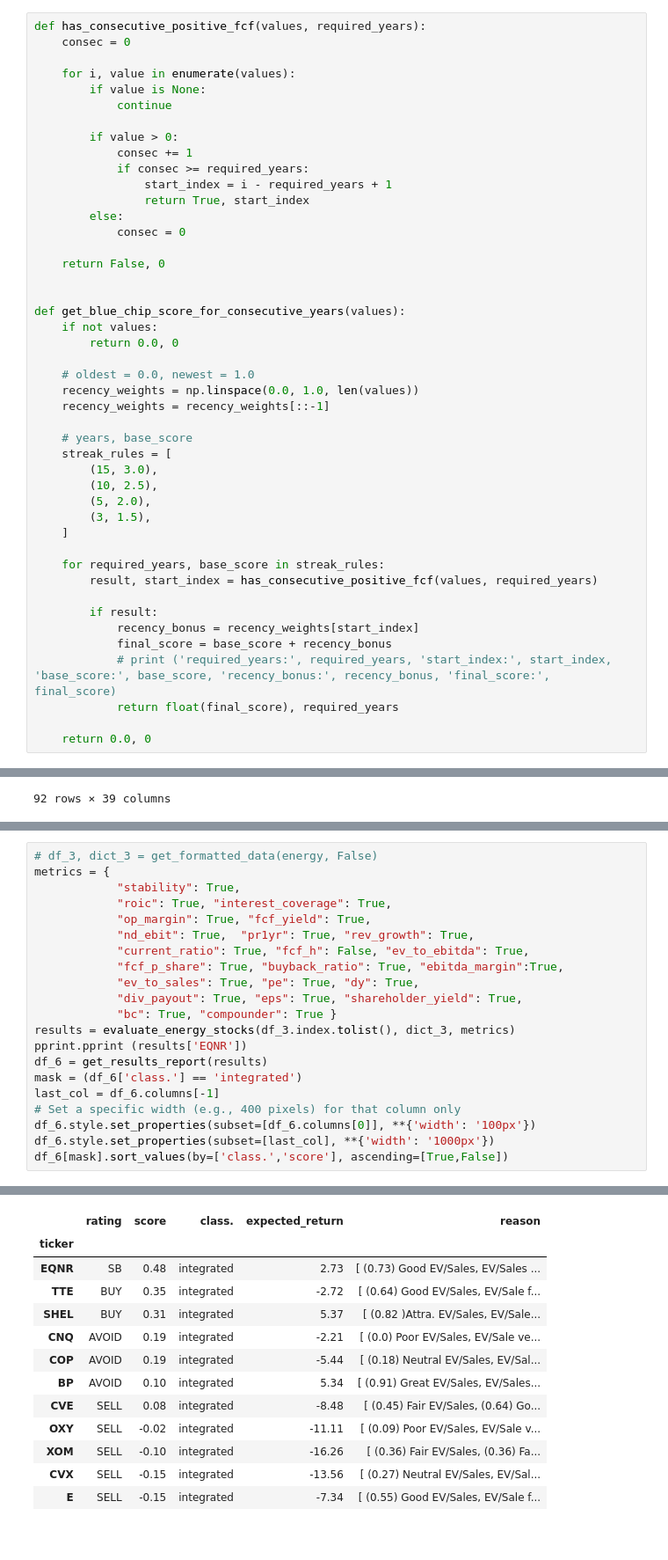
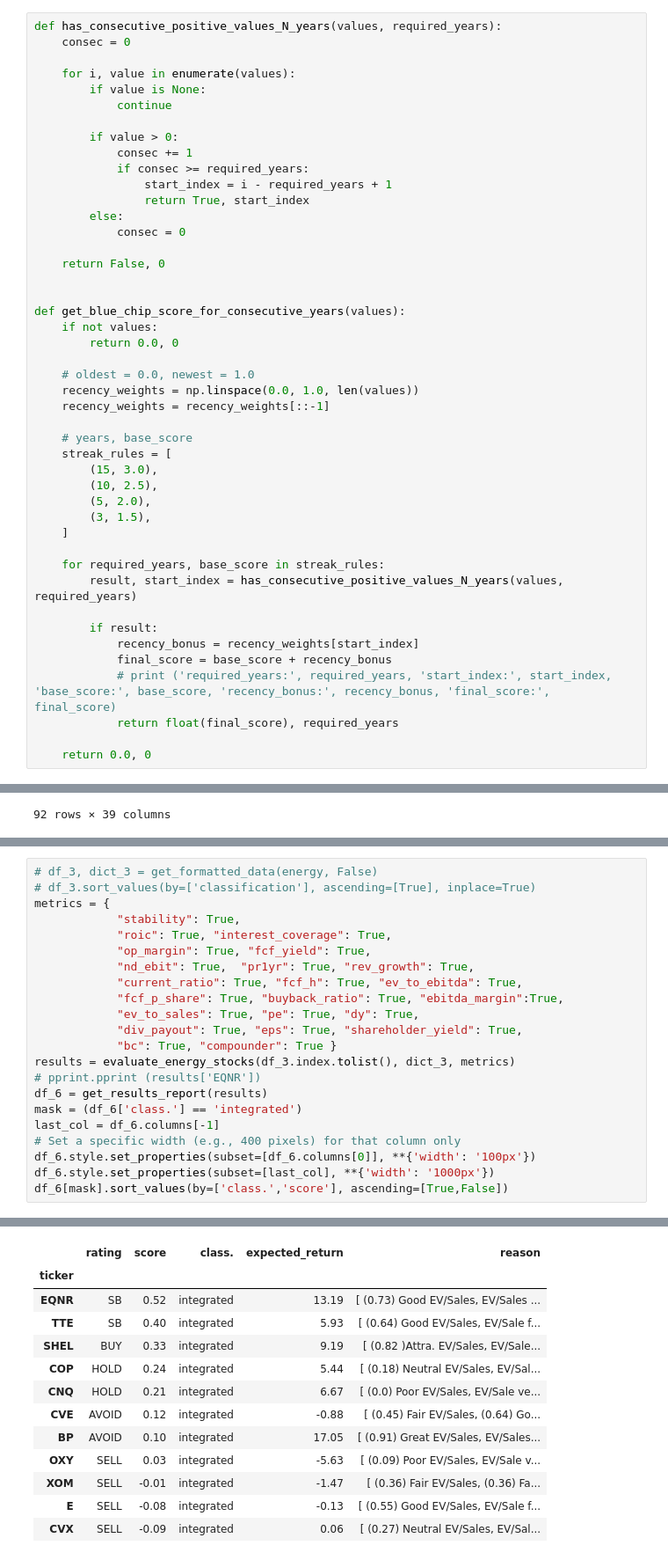
Before and after one commit to halfonso03/Stock-screener, a Jupyter notebook: energy_analysis.ipynb, the cells around one changed output, grey strips where cells are left out. Shown at 88% size. Cells and saved outputs as stored; diff of their text form.

```diff
--- a/energy_analysis.ipynb
+++ b/energy_analysis.ipynb
@@ -155,7 +155,7 @@ File for ticker URG doesn't exist
 
 #     return float(blue_chip_score), years
 # %%
-def has_consecutive_positive_fcf(values, required_years):
+def has_consecutive_positive_values_N_years(values, required_years):
     consec = 0
 
     for i, value in enumerate(values):
@@ -190,7 +190,7 @@ def get_blue_chip_score_for_consecutive_years(values):
     ]
 
     for required_years, base_score in streak_rules:
-        result, start_index = has_consecutive_positive_fcf(values, required_years)
+        result, start_index = has_consecutive_positive_values_N_years(values, required_years)
 
         if result:
             recency_bonus = recency_weights[start_index]
@@ -2218,17 +2284,18 @@ def evaluate_energy_stocks(tickers, data, metrics):
 # %%
 # df_3, dict_3 = get_formatted_data(energy, False)
+# df_3.sort_values(by=['classification'], ascending=[True], inplace=True)
 metrics = {
             "stability": True,
             "roic": True, "interest_coverage": True,
             "op_margin": True, "fcf_yield": True,
             "nd_ebit": True,  "pr1yr": True, "rev_growth": True,
-            "current_ratio": True, "fcf_h": False, "ev_to_ebitda": True,
+            "current_ratio": True, "fcf_h": True, "ev_to_ebitda": True,
             "fcf_p_share": True, "buyback_ratio": True, "ebitda_margin":True,
             "ev_to_sales": True, "pe": True, "dy": True,
             "div_payout": True, "eps": True, "shareholder_yield": True,
             "bc": True, "compounder": True }
 results = evaluate_energy_stocks(df_3.index.tolist(), dict_3, metrics)
-pprint.pprint (results['EQNR'])
+# pprint.pprint (results['EQNR'])
 df_6 = get_results_report(results)
 mask = (df_6['class.'] == 'integrated')
 last_col = df_6.columns[-1]
@@ -2257,16 +2320,16 @@ df_6[mask].sort_values(by=['class.','score'], ascending=[True,False])
 |  | rating | score | class. | expected_return | reason |
 | ticker |  |  |  |  |  |
-| EQNR | SB | 0.48 | integrated | 2.73 | [ (0.73) Good EV/Sales, EV/Sales ... |
-| TTE | BUY | 0.35 | integrated | -2.72 | [ (0.64) Good EV/Sales, EV/Sale f... |
-| SHEL | BUY | 0.31 | integrated | 5.37 | [ (0.82 )Attra. EV/Sales, EV/Sale... |
-| CNQ | AVOID | 0.19 | integrated | -2.21 | [ (0.0) Poor EV/Sales, EV/Sale ve... |
-| COP | AVOID | 0.19 | integrated | -5.44 | [ (0.18) Neutral EV/Sales, EV/Sal... |
-| BP | AVOID | 0.10 | integrated | 5.34 | [ (0.91) Great EV/Sales, EV/Sales... |
-| CVE | SELL | 0.08 | integrated | -8.48 | [ (0.45) Fair EV/Sales, (0.64) Go... |
-| OXY | SELL | -0.02 | integrated | -11.11 | [ (0.09) Poor EV/Sales, EV/Sale v... |
-| XOM | SELL | -0.10 | integrated | -16.26 | [ (0.36) Fair EV/Sales, (0.36) Fa... |
-| CVX | SELL | -0.15 | integrated | -13.56 | [ (0.27) Neutral EV/Sales, EV/Sal... |
-| E | SELL | -0.15 | integrated | -7.34 | [ (0.55) Good EV/Sales, EV/Sale f... |
+| EQNR | SB | 0.52 | integrated | 13.19 | [ (0.73) Good EV/Sales, EV/Sales ... |
+| TTE | SB | 0.40 | integrated | 5.93 | [ (0.64) Good EV/Sales, EV/Sale f... |
+| SHEL | BUY | 0.33 | integrated | 9.19 | [ (0.82 )Attra. EV/Sales, EV/Sale... |
+| COP | HOLD | 0.24 | integrated | 5.44 | [ (0.18) Neutral EV/Sales, EV/Sal... |
+| CNQ | HOLD | 0.21 | integrated | 6.67 | [ (0.0) Poor EV/Sales, EV/Sale ve... |
+| CVE | AVOID | 0.12 | integrated | -0.88 | [ (0.45) Fair EV/Sales, (0.64) Go... |
+| BP | AVOID | 0.10 | integrated | 17.05 | [ (0.91) Great EV/Sales, EV/Sales... |
+| OXY | SELL | 0.03 | integrated | -5.63 | [ (0.09) Poor EV/Sales, EV/Sale v... |
+| XOM | SELL | -0.01 | integrated | -1.47 | [ (0.36) Fair EV/Sales, (0.36) Fa... |
+| E | SELL | -0.08 | integrated | -0.13 | [ (0.55) Good EV/Sales, EV/Sale f... |
+| CVX | SELL | -0.09 | integrated | 0.06 | [ (0.27) Neutral EV/Sales, EV/Sal... |
 # %%
 
 def get_results_report(results):
```
Also changed, not shown: parts of 3 cells of this notebook, 1 other file.
